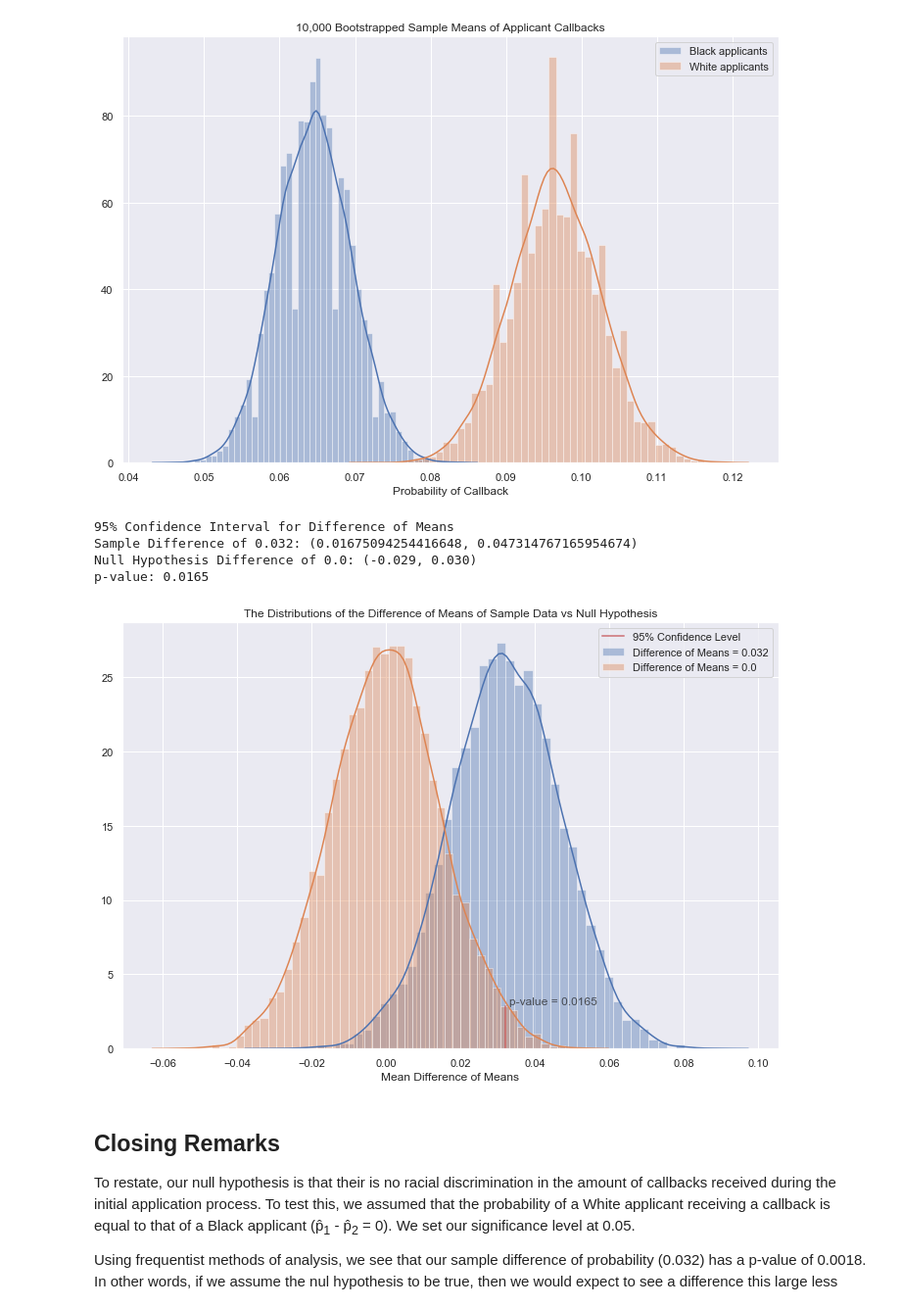
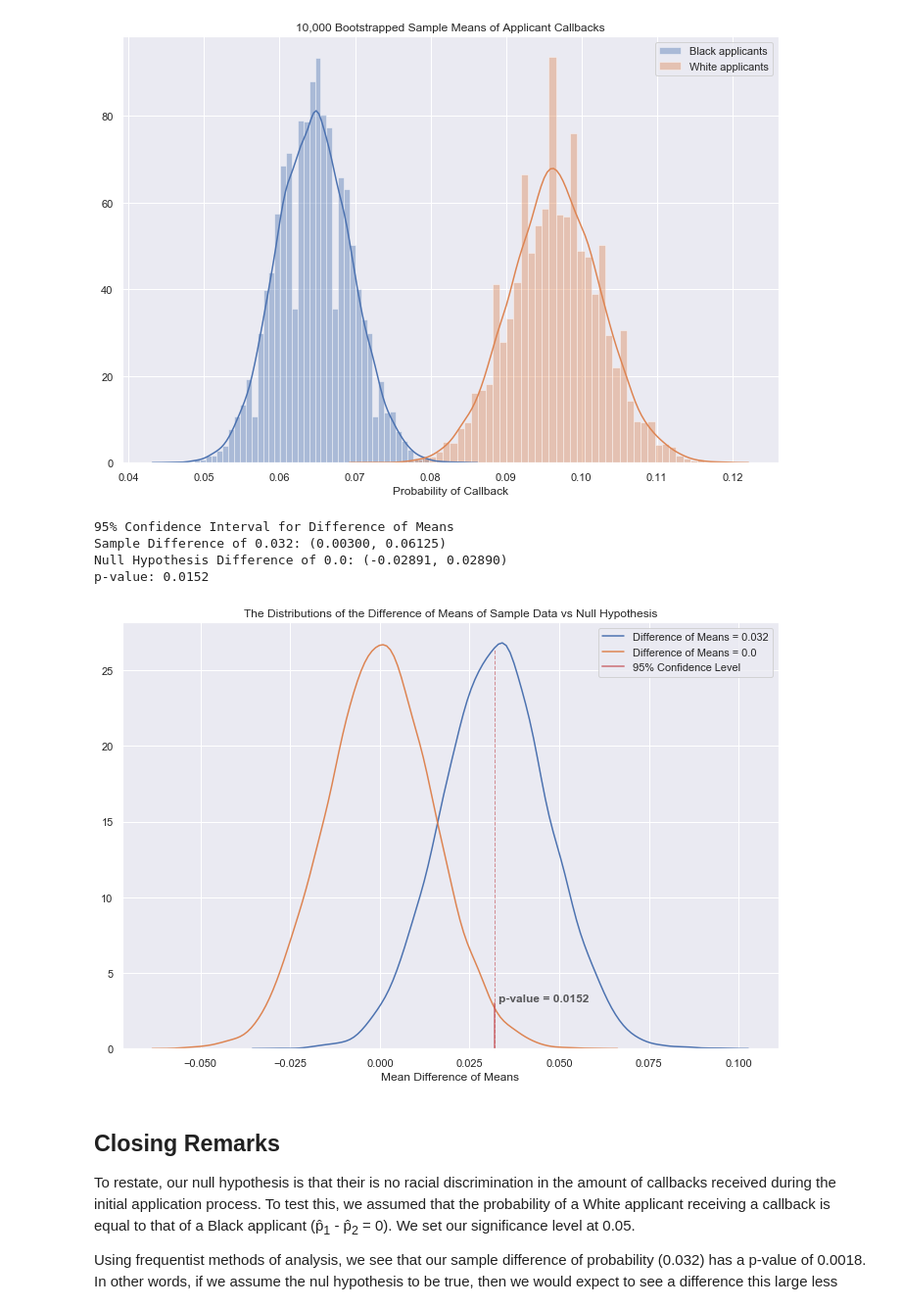
Before and after one commit to TheeChris/springboard, a Jupyter notebook: EDA_racial_discrimination/sliderule_dsi_inferential_statistics_exercise_2.ipynb, the cells around one changed output. Shown at 98% size. Cells and saved outputs as stored; diff of their text form; code cells hidden in the pictures.

Commit message:
update difference of means plot

```diff
--- a/EDA_racial_discrimination/sliderule_dsi_inferential_statistics_exercise_2.ipynb
+++ b/EDA_racial_discrimination/sliderule_dsi_inferential_statistics_exercise_2.ipynb
@@ -239,36 +233,40 @@ plt.savefig('img/black_v_white_distro.png')
 # create normal distribution of sample difference of means
 theta = np.sqrt( (np.std(w.call) / len(w.call)) + (np.std(b.call) / len(b.call)) )
 sample_normal = np.random.normal(diff, theta, 10000)
+norm_ci = np.percentile(sample_normal, [2.5, 97.5])
 
 # create normal distribution assuming the null hypothesis
 null_normal = np.random.normal(0.0, theta, 10000)
 null_ci = np.percentile(null_normal, [2.5, 97.5])
 
 pval = np.sum(null_normal >= diff)/10000
+
 print('95% Confidence Interval for Difference of Means')
-print('Sample Difference of 0.032:', ci_95)
-print('Null Hypothesis Difference of 0.0: ({0:.3f}, {1:.3f})'.format(null_ci[0], null_ci[1]))
+print('Sample Difference of 0.032: ({0:.5f}, {1:.5f})'.format(norm_ci[0], norm_ci[1]))
+print('Null Hypothesis Difference of 0.0: ({0:.5f}, {1:.5f})'.format(null_ci[0], null_ci[1]))
 print('p-value: {:.4f}'.format(pval))
 # %% [output]
 95% Confidence Interval for Difference of Means
-Sample Difference of 0.032: (0.01675094254416648, 0.047314767165954674)
-Null Hypothesis Difference of 0.0: (-0.029, 0.030)
-p-value: 0.0165
+Sample Difference of 0.032: (0.00300, 0.06125)
+Null Hypothesis Difference of 0.0: (-0.02891, 0.02890)
+p-value: 0.0152
 # %%
 # plot the normal distributions of the difference of means
 plt.figure(figsize=(12,8))
 
-ax3 = sns.distplot(sample_normal, label='Difference of Means = 0.032')
-sns.distplot(null_normal, label='Difference of Means = 0.0', ax=ax3)
-ax3 = plt.axvline(x=diff, ymax=0.10, linewidth=2, color='r', alpha=0.6, label='95% Confidence Level')
-ax3 = plt.annotate('p-value = {}'.format(pval), xy=(diff+0.001, 3.0), color='k', alpha=0.7, fontsize=12)
+ax3 = sns.distplot(sample_normal, hist=False, label='Difference of Means = 0.032')
+sns.distplot(null_normal, hist=False, label='Difference of Means = 0.0', ax=ax3)
+ax3 = plt.axvline(x=diff, ymax=0.94, linewidth=1, color='r', alpha=0.6, linestyle='--')
+ax3 = plt.axvline(x=diff, ymax=0.107, linewidth=2, color='r', alpha=0.6, label='95% Confidence Level')
+ax3 = plt.annotate('p-value = {}'.format(pval), xy=(diff+0.001, 3.1),
+                   color='k', alpha=0.7, fontsize=12, weight='bold')
 ax3 = plt.title('The Distributions of the Difference of Means of Sample Data vs Null Hypothesis')
 ax3 = plt.xlabel('Mean Difference of Means')
 ax3 = plt.legend()
 
 plt.savefig('img/diff_of_means_distros.png')
 # %% [output]
-[figure, old version]
+[figure, new version]
 # %% [markdown]
 ## Closing Remarks
 To restate, our null hypothesis is that their is no racial discrimination in the amount of callbacks received during the initial application process. To test this, we assumed that the probability of a White applicant receiving a callback is equal to that of a Black applicant (p&#770;<sub>1</sub> - p&#770;<sub>2</sub> = 0). We set our significance level at 0.05.
```
Also changed, not shown: parts of 2 cells of this notebook.
